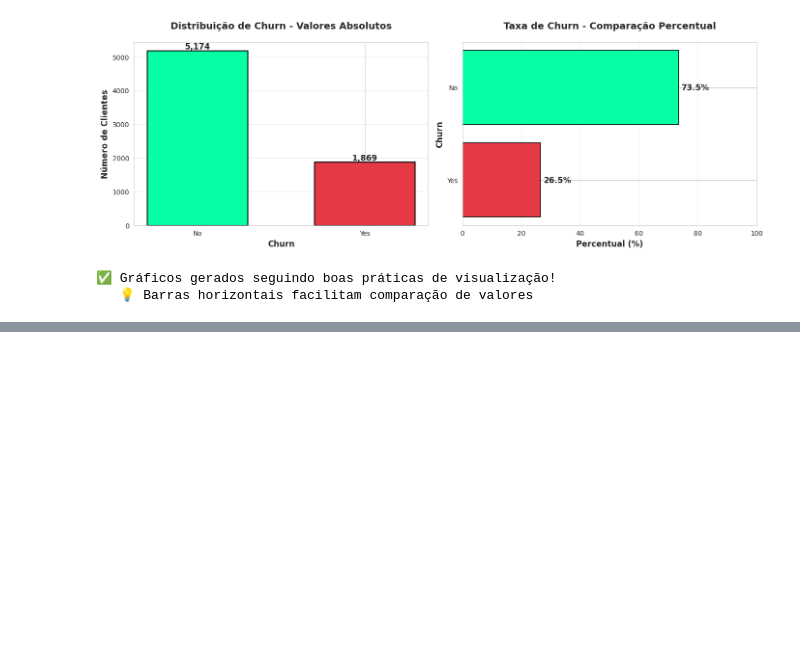
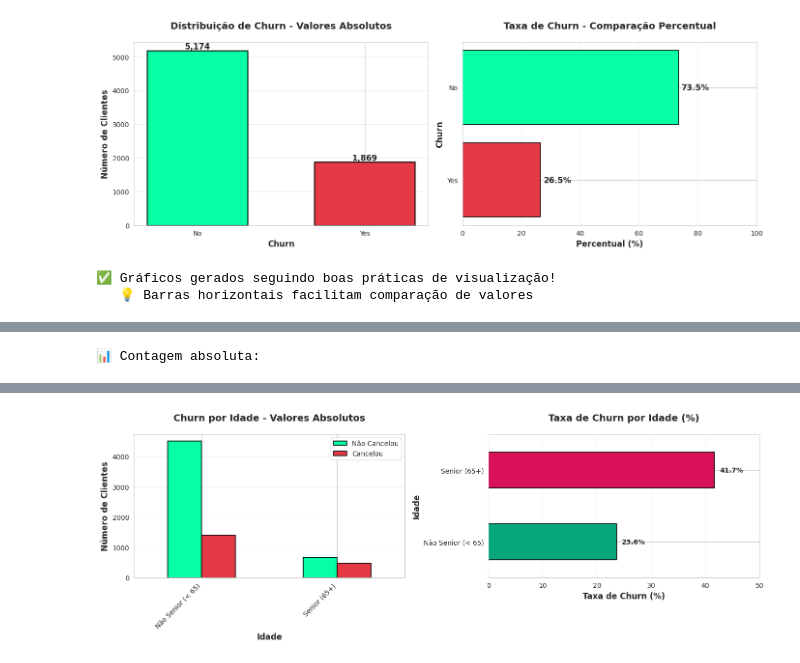
Before and after one commit to thedrads/telecomx-churn-analysis, a Jupyter notebook: analise_churn_telecom.ipynb, the cells around one changed output, grey strips where cells are left out. Saved outputs shown, nothing was run; the diff lists cells and outputs as text; code cells hidden in the pictures; blank space fills up the shorter version.

```diff
--- a/analise_churn_telecom.ipynb
+++ b/analise_churn_telecom.ipynb
@@ -1722,3 +1722,80 @@ Name: count, dtype: int64
 [figure]
 ✅ Gráficos gerados seguindo boas práticas de visualização!
    💡 Barras horizontais facilitam comparação de valores
+# %%
+# ====================================================================
+# 👴 ANÁLISE DEMOGRÁFICA: CHURN POR IDADE (SENIOR CITIZEN)
+# ====================================================================
+
+print("="*60)
+print("👴 ANÁLISE: CHURN POR IDADE")
+print("="*60)
+
+# Mapear 0/1 para No/Yes para melhor visualização
+df_clean['SeniorCitizen_Label'] = df_clean['SeniorCitizen'].map({0: 'Não Senior (< 65)', 1: 'Senior (65+)'})
+
+churn_age = pd.crosstab(df_clean['SeniorCitizen_Label'], df_clean['Churn'], normalize='index') * 100
+
+print("\n📊 Taxa de Churn por Idade (%):")
+display(churn_age.round(2))
+
+# Contagem absoluta
+churn_age_abs = pd.crosstab(df_clean['SeniorCitizen_Label'], df_clean['Churn'])
+print("\n📊 Contagem absoluta:")
+display(churn_age_abs)
+
+# ====================================================================
+# 📊 VISUALIZAÇÃO: CHURN POR IDADE
+# ====================================================================
+
+fig, axes = plt.subplots(1, 2, figsize=(14, 5))
+
+# Subplot 1: Barras agrupadas
+ax1 = axes[0]
+churn_age_abs.plot(kind='bar', ax=ax1, color=[COLORS['churn_no'], COLORS['churn_yes']],
+                    edgecolor='black', linewidth=1.2)
+ax1.set_xlabel('Idade', fontsize=12, fontweight='bold')
+ax1.set_ylabel('Número de Clientes', fontsize=12, fontweight='bold')
+ax1.set_title('Churn por Idade - Valores Absolutos', fontsize=14, fontweight='bold', pad=20)
+ax1.legend(['Não Cancelou', 'Cancelou'], loc='upper right')
+ax1.set_xticklabels(ax1.get_xticklabels(), rotation=45, ha='right')
+ax1.grid(axis='y', alpha=0.3)
+
+# Subplot 2: Barras horizontais com taxa %
+ax2 = axes[1]
+churn_age_sorted = churn_age['Yes'].sort_values(ascending=True)
+colors_bars = [COLORS['danger'] if x > 35 else COLORS['warning'] if x > 25 else COLORS['success']
+               for x in churn_age_sorted.values]
+
+churn_age_sorted.plot(kind='barh', ax=ax2, color=colors_bars,
+                       edgecolor='black', linewidth=1.2)
+ax2.set_xlabel('Taxa de Churn (%)', fontsize=12, fontweight='bold')
+ax2.set_ylabel('Idade', fontsize=12, fontweight='bold')
+ax2.set_title('Taxa de Churn por Idade (%)', fontsize=14, fontweight='bold', pad=20)
+ax2.set_xlim(0, 50)
+ax2.grid(axis='x', alpha=0.3)
+
+# Adicionar valores
+for i, v in enumerate(churn_age_sorted.values):
+    ax2.text(v + 1, i, f'{v:.1f}%', va='center', fontweight='bold')
+
+plt.tight_layout()
+plt.show()
+
+# Análise textual
+print("\n💡 INSIGHT CRÍTICO:")
+senior_churn = churn_age.loc['Senior (65+)', 'Yes']
+nao_senior_churn = churn_age.loc['Não Senior (< 65)', 'Yes']
+diferenca = senior_churn - nao_senior_churn
+
+print(f"   Taxa de Churn:")
+print(f"   • Seniors (65+): {senior_churn:.1f}%")
+print(f"   • Não-Seniors: {nao_senior_churn:.1f}%")
+print(f"   • Diferença: {diferenca:.1f} pontos percentuais")
+
+if diferenca > 10:
+    print(f"\n   🔴 ALERTA: Seniors têm risco {diferenca:.1f}pp MAIOR de cancelar!")
+    print(f"   ➡️ Ação: Criar programa de retenção específico para idosos")
+
+print("="*60)
+# %% [output]
@@ -1724,0 +1811 @@ Name: count, dtype: int64
+📊 Contagem absoluta:
@@ -1724,0 +1816 @@ Name: count, dtype: int64
+[figure, added]
```
Also changed, not shown: parts of 10 cells of this notebook.
